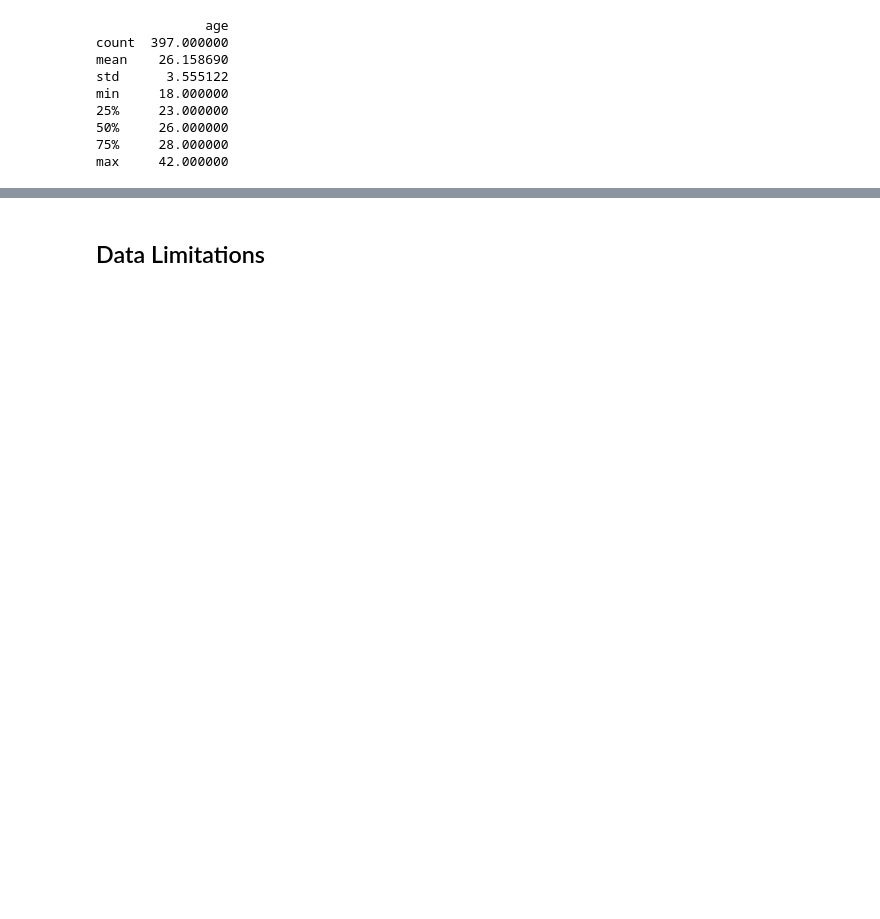
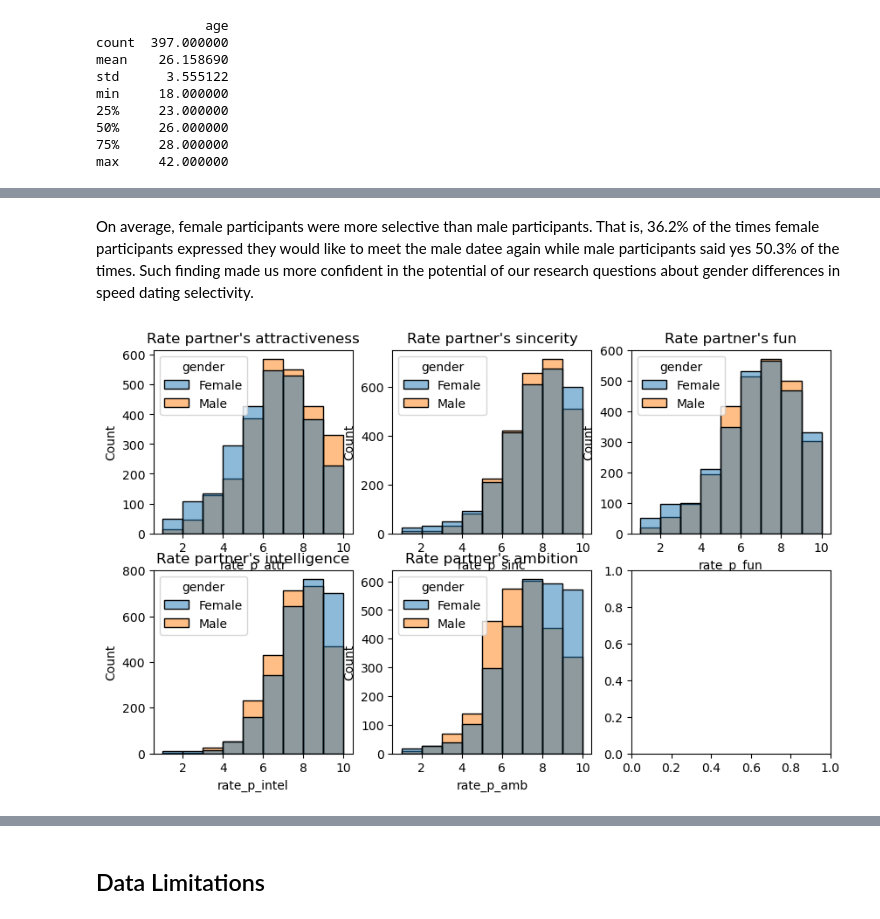
Before and after one commit to flaviafafa/speed_dating_project, a Jupyter notebook: data_processing/Phase2.ipynb, the cells around one changed output, grey strips where cells are left out. Cells and saved outputs as stored; diff of their text form; code cells hidden in the pictures; blank space fills up the shorter version.

```diff
--- a/data_processing/Phase2.ipynb
+++ b/data_processing/Phase2.ipynb
@@ -565,0 +480,20 @@ draw_hist("rate_self_amb", 1, axs[1,1])
+# %% [markdown]
+On average, female participants were more selective than male participants. That is, 36.2% of the times female participants expressed they would like to meet the male datee again while male participants said yes 50.3% of the times. Such finding made us more confident in the potential of our research questions about gender differences in speed dating selectivity.
+# %%
+fig, axs = plt.subplots(ncols=3, nrows=2, figsize=(10,6))
+def draw_hist(numerical_var, bin_width, ax):
+    sns.histplot(data = dating_df, x = numerical_var, binwidth = bin_width, hue = "gender", ax = ax)
+
+axs[0][0].set_title("Rate partner's attractiveness")
+axs[0][1].set_title("Rate partner's sincerity")
+axs[0][2].set_title("Rate partner's fun")
+axs[1][0].set_title("Rate partner's intelligence")
+axs[1][1].set_title("Rate partner's ambition")
+
+draw_hist("rate_p_attr", 1, axs[0,0])
+draw_hist("rate_p_sinc", 1, axs[0,1])
+draw_hist("rate_p_fun", 1, axs[0,2])
+draw_hist("rate_p_intel", 1, axs[1,0])
+draw_hist("rate_p_amb", 1, axs[1,1])
+# %% [output]
+[figure, added]
```
Also changed, not shown: parts of 86 cells of this notebook.
